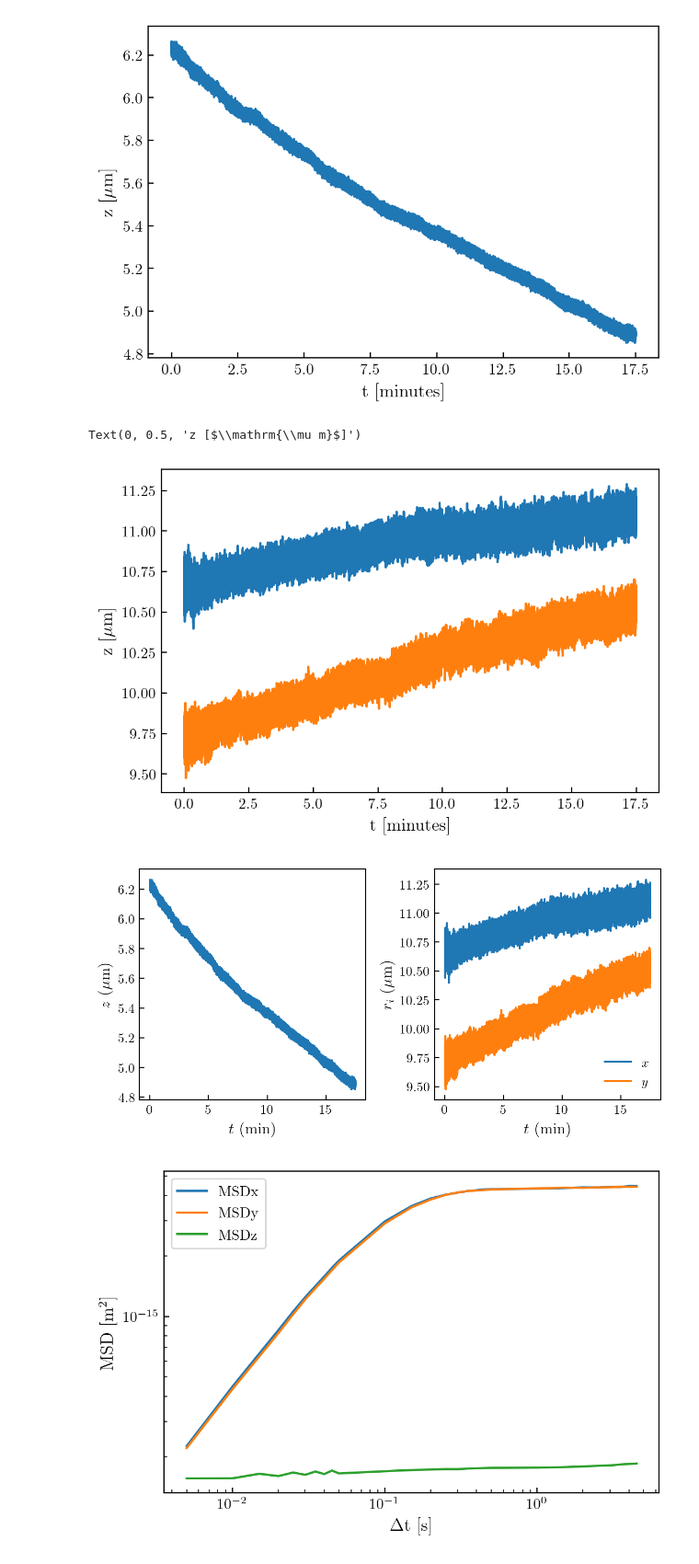
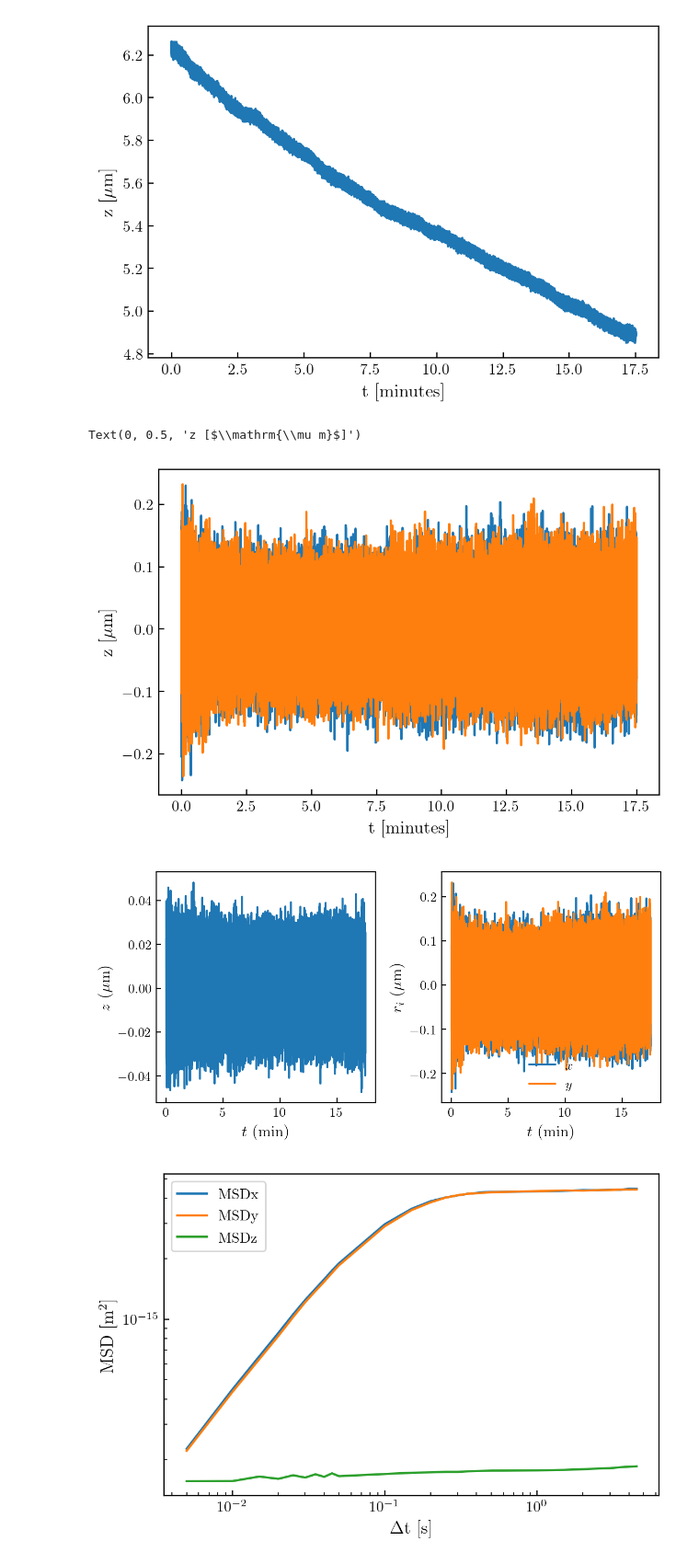
Before and after one commit to eXpensia/Confined-Brownian-Motion, a Jupyter notebook: 02_body/chapter4/images/stucked_particle/Full analysis trajectory_using_Dyacine_adding_x_y_distrib.ipynb, the cells around one changed output. Shown at 92% size. Cells and saved outputs as stored; diff of their text form; code cells hidden in the pictures.

```diff
--- a/02_body/chapter4/images/stucked_particle/Full analysis trajectory_using_Dyacine_adding_x_y_distrib.ipynb
+++ b/02_body/chapter4/images/stucked_particle/Full analysis trajectory_using_Dyacine_adding_x_y_distrib.ipynb
@@ -28,7 +28,21 @@ def cm2inch(value):
 
 #axes.xaxis.set_tick_params(direction='in', which='both')
 #axes.yaxis.set_tick_params(direction='in', which='both')
+def movmean(datas, k):
+    result = np.empty_like(datas)
+    start_pt = 0
+    end_pt = int(np.ceil(k / 2))
 
+    for i in range(len(datas)):
+        if i < int(np.ceil(k / 2)):
+            start_pt = 0
+        if i > len(datas) - int(np.ceil(k / 2)):
+            end_pt = len(datas)
+        result[i] = np.mean(datas[start_pt:end_pt])
+        start_pt += 1
+        end_pt += 1
+
+    return result
 
 
 mpl.rcParams["xtick.direction"] = "in"
@@ -113,38 +127,38 @@ plt.ylabel("z [$\mathrm{\mu m}$]")
 Text(0, 0.5, 'z [$\\mathrm{\\mu m}$]')
 [figure]
 # %%
-plt.plot(time/200, raw_data_m[:,0])
-plt.plot(time/200, raw_data_m[:,1])
+plt.plot(time/200, raw_data_m[:,0] - movmean(raw_data_m[:,0], 10000))
+plt.plot(time/200, raw_data_m[:,1] - movmean(raw_data_m[:,1], 10000))
 plt.xlabel("t [minutes]")
 plt.ylabel("z [$\mathrm{\mu m}$]")
 # %% [output]
 Text(0, 0.5, 'z [$\\mathrm{\\mu m}$]')
-[figure, old version]
+[figure, new version]
 # %%
 fig = plt.figure(figsize=(cm2inch(16), cm2inch(8)))
 gs = fig.add_gridspec(1,2)
 
 
 fig.add_subplot(gs[0,0])
 
-plt.plot(time/200, raw_data_m[:,2])
+plt.plot(time/200, raw_data_m[:,2] - movmean(raw_data_m[:,2], 10000))
 
 
 plt.xlabel("$t$ (min)")
 plt.ylabel("$z$ ($\mathrm{\mu m}$)")
 
 fig.add_subplot(gs[0,1]) ####################
 
-plt.plot(time/200, raw_data_m[:,0], label= "$x$")
-plt.plot(time/200, raw_data_m[:,1], label= "$y$")
+plt.plot(time/200, raw_data_m[:,0]- movmean(raw_data_m[:,0], 10000), label= "$x$")
+plt.plot(time/200, raw_data_m[:,1] - movmean(raw_data_m[:,1], 10000), label= "$y$")
 plt.xlabel("$t$ (min)")
 plt.ylabel("$r_i$ ($\mathrm{\mu m}$)")
 plt.legend(frameon=False)
 plt.tight_layout()
 
 plt.savefig("trajectory_stucked.pdf")
 # %% [output]
-[figure, old version]
+[figure, new version]
 # %%
 #N = 2000
 #fig = plt.figure()
```
Also changed, not shown: parts of 8 cells of this notebook, 24 other files.
